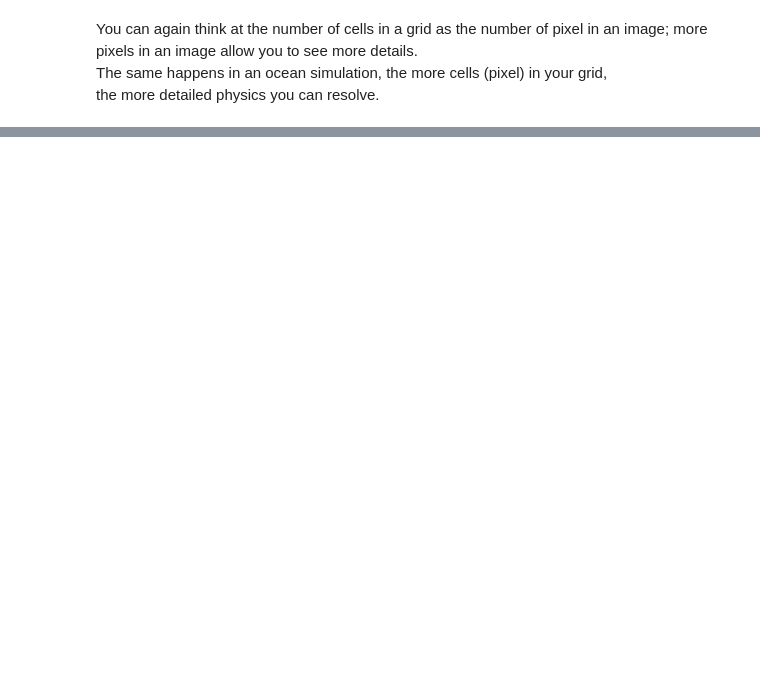
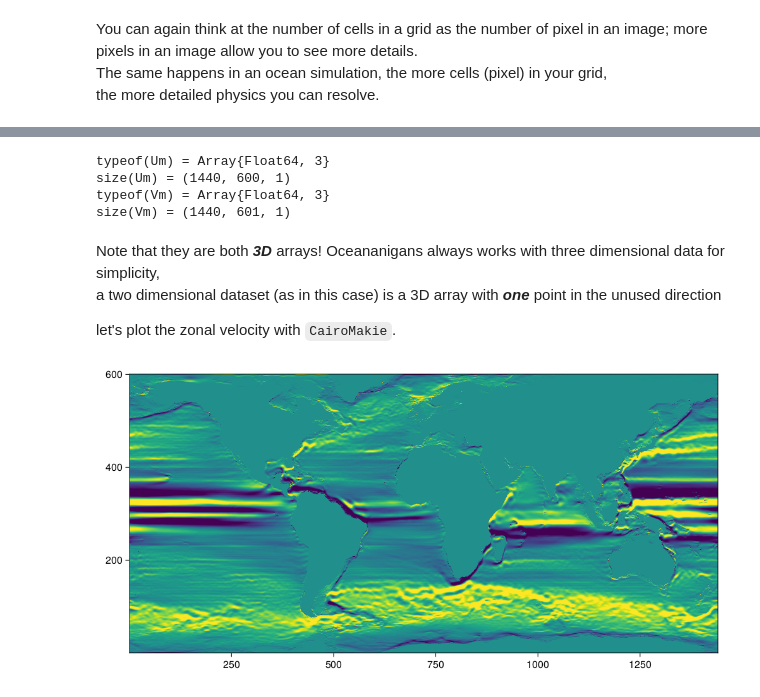
Before and after one commit to coessing/coessing2022-hub, a Jupyter notebook: julia-ocean-model/01_build_a_discrete_ocean.ipynb, the cells around one changed output, grey strips where cells are left out. Saved outputs shown, nothing was run; the diff lists cells and outputs as text; code cells hidden in the pictures; blank space fills up the shorter version.

```diff
--- a/julia-ocean-model/01_build_a_discrete_ocean.ipynb
+++ b/julia-ocean-model/01_build_a_discrete_ocean.ipynb
@@ -186,0 +217,26 @@ the bathymetry data is (1440 x 600) so the maximum resolution allowable is `Nx =
+# %%
+const Um = file_velocities["um"]
+const Vm = file_velocities["vm"]
+
+@show typeof(Um);
+@show size(Um);
+@show typeof(Vm)
+@show size(Vm);
+# %% [output]
+typeof(Um) = Array{Float64, 3}
+size(Um) = (1440, 600, 1)
+typeof(Vm) = Array{Float64, 3}
+size(Vm) = (1440, 601, 1)
+# %% [markdown]
+Note that they are both ***3D*** arrays! Oceananigans always works with three dimensional data for simplicity, <br>
+a two dimensional dataset (as in this case) is a 3D array with ***one*** point in the unused direction
+
+let's plot the zonal velocity with `CairoMakie`.
+# %%
+# Mean zonal velocity
+fig = Figure(resolution = (1000, 500))
+ax  = Axis(fig[1, 1])
+heatmap!(ax, Um[:, :, 1], colorrange = (-0.2, 0.2))
+current_figure()
+# %% [output]
+[figure, added]
```
Also changed, not shown: parts of 24 cells of this notebook, 2 other files.
